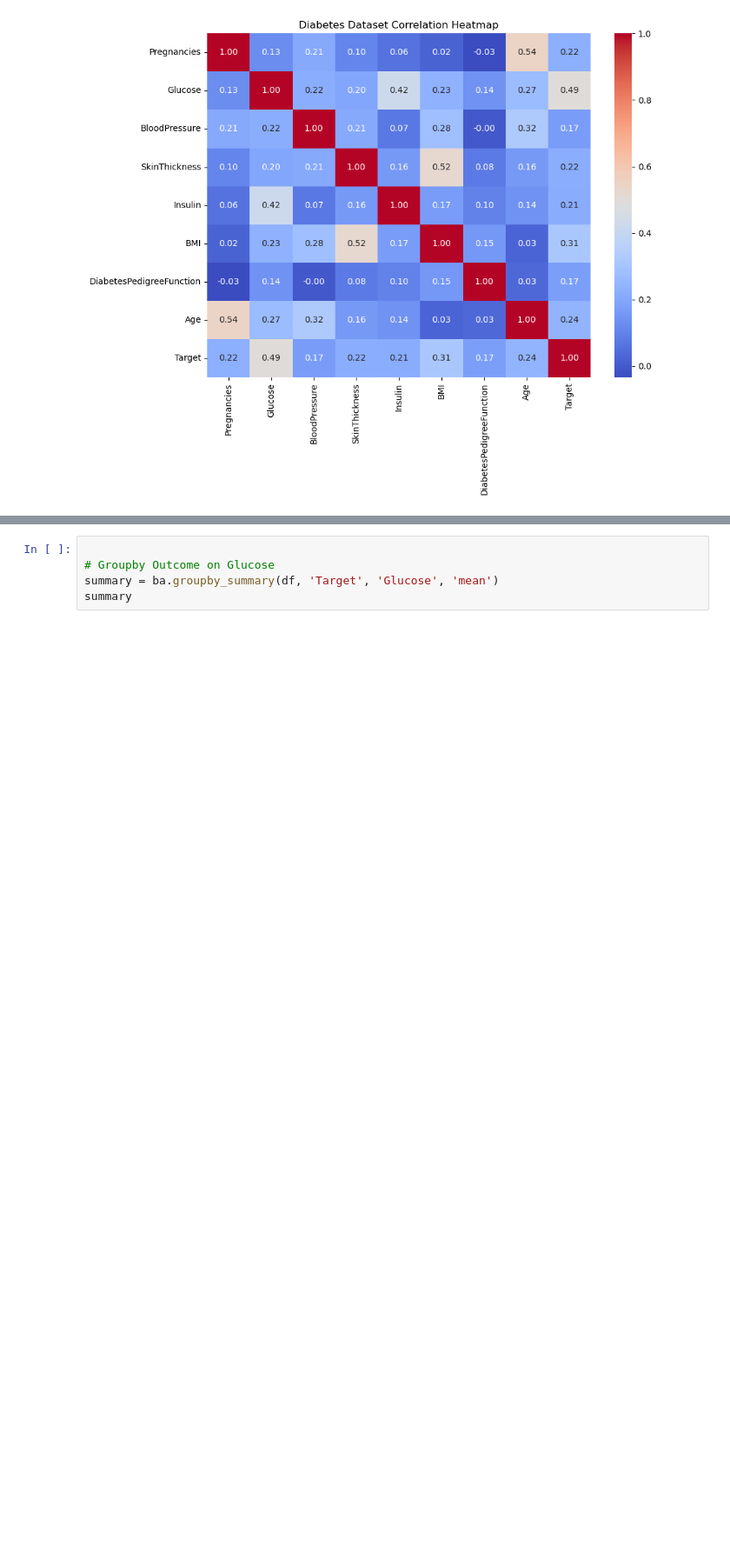
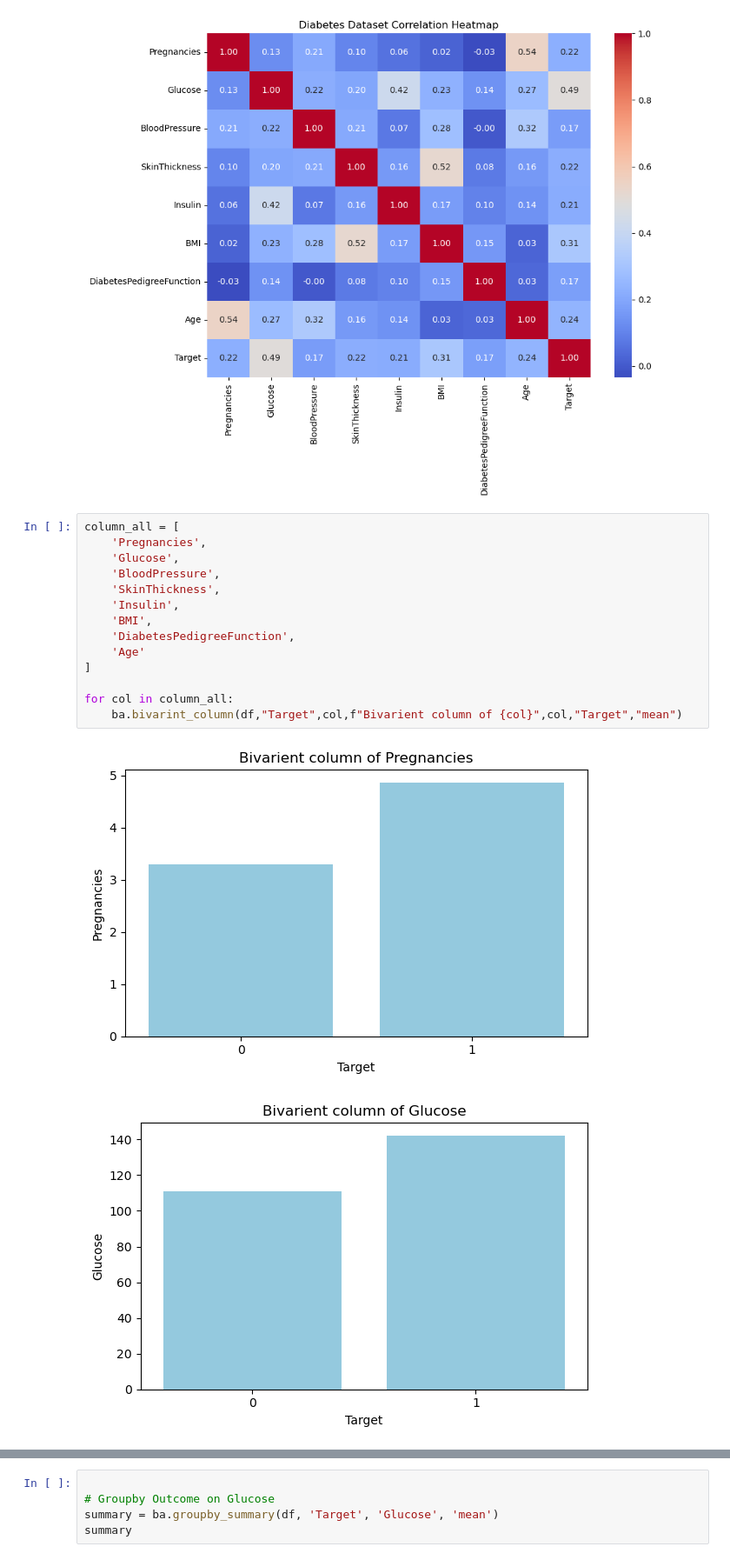
Before and after one commit to Aman-ali76/diabetes-prediction-model, a Jupyter notebook: Aman 195.ipynb, the cells around one changed output, grey strips where cells are left out. Shown at 87% size. Cells and saved outputs as stored; diff of their text form; blank space fills up the shorter version.

```diff
--- a/Aman 195.ipynb
+++ b/Aman 195.ipynb
@@ -1196,3 +1309,20 @@ corr
 ba.correlation_heatmap(df, title='Diabetes Dataset Correlation Heatmap', figsize=(10, 8), cmap='coolwarm', annot=True, fmt=".2f")
 # %% [output]
 [figure]
+# %%
+column_all = [
+    'Pregnancies',
+    'Glucose',
+    'BloodPressure',
+    'SkinThickness',
+    'Insulin',
+    'BMI',
+    'DiabetesPedigreeFunction',
+    'Age'
+]
+
+for col in column_all:
+    ba.bivarint_column(df,"Target",col,f"Bivarient column of {col}",col,"Target","mean")
+# %% [output]
+[figure, added]
+[figure, added]
```
Also changed, not shown: parts of 6 cells of this notebook.
